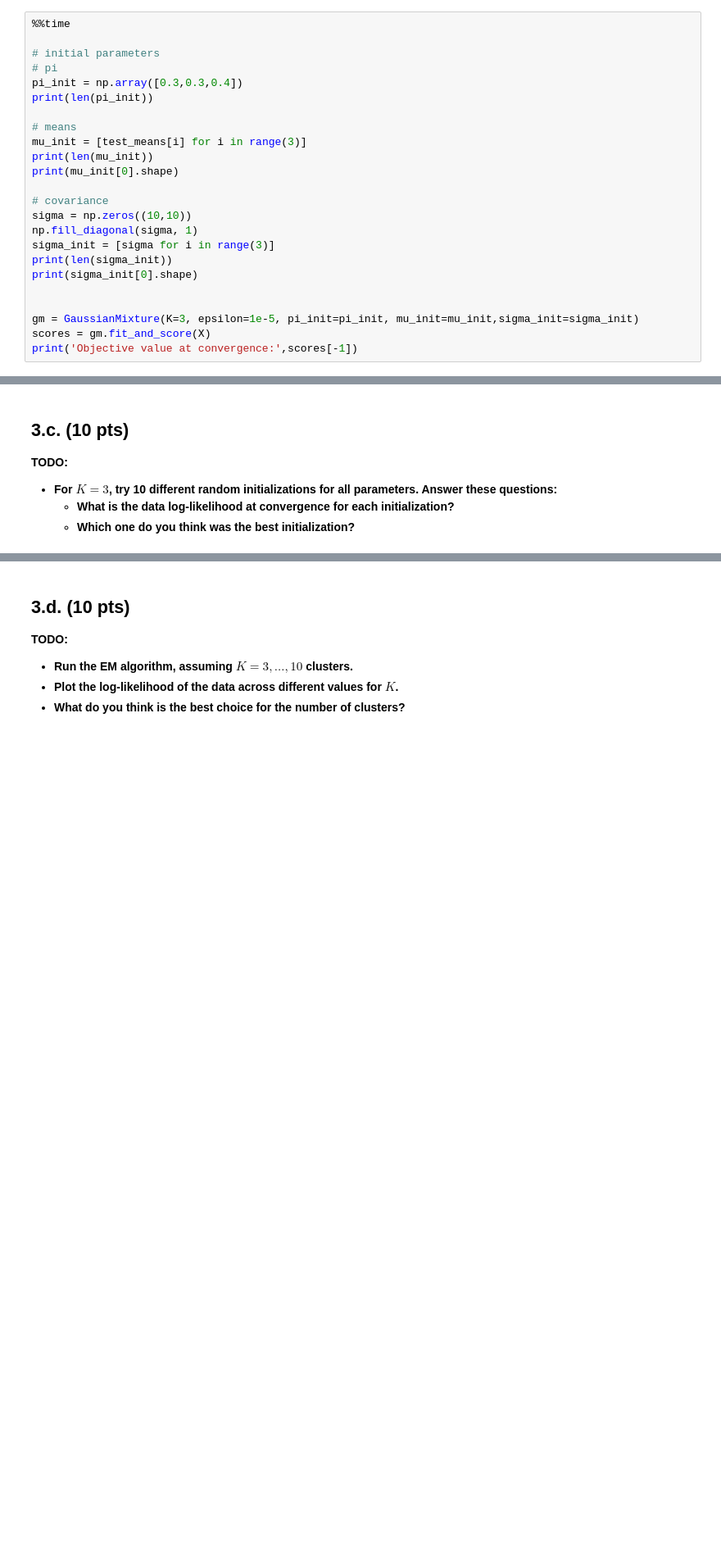
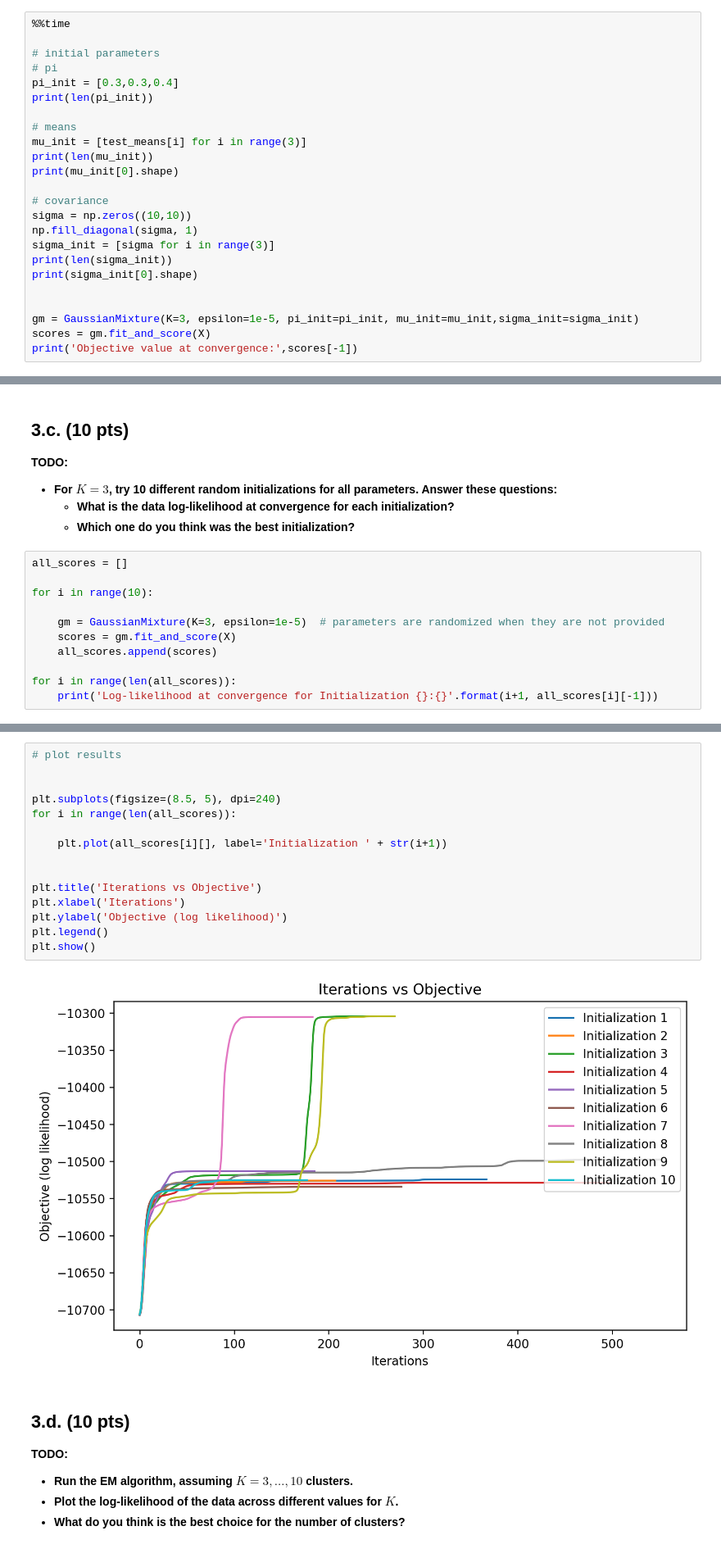
Before and after one commit to ryanquinnnelson/CMU-02620-HW3, a Jupyter notebook: HW3_ryann.ipynb, the cells around one changed output, grey strips where cells are left out. Shown: that part at 82% size. Drawn from its saved outputs; the diff is of its cells as text; blank space fills up the shorter version.

```diff
--- a/HW3_ryann.ipynb
+++ b/HW3_ryann.ipynb
@@ -458,7 +460,7 @@ print(test_means.shape)
 
 # initial parameters
 # pi
-pi_init = np.array([0.3,0.3,0.4])
+pi_init = [0.3,0.3,0.4]
 print(len(pi_init))
 
 # means
@@ -506,3 +513,14 @@ plt.show()
 - **For $K = 3$, try 10 different random initializations for all parameters. Answer these questions:**
     - **What is the data log-likelihood at convergence for each initialization?**
     - **Which one do you think was the best initialization?**
+# %%
+all_scores = []
+
+for i in range(10):
+
+    gm = GaussianMixture(K=3, epsilon=1e-5)  # parameters are randomized when they are not provided
+    scores = gm.fit_and_score(X)
+    all_scores.append(scores)
+
+for i in range(len(all_scores)):
+    print('Log-likelihood at convergence for Initialization {}:{}'.format(i+1, all_scores[i][-1]))
@@ -509,3 +548,20 @@ plt.show()
+# %%
+# plot results
+
+
+plt.subplots(figsize=(8.5, 5), dpi=240)
+for i in range(len(all_scores)):
+
+    plt.plot(all_scores[i][], label='Initialization ' + str(i+1))
+
+
+plt.title('Iterations vs Objective')
+plt.xlabel('Iterations')
+plt.ylabel('Objective (log likelihood)')
+plt.legend()
+plt.show()
+# %% [output]
+[figure, added]
 # %% [markdown]
 ## 3.d. (10 pts)
 **TODO:**
```
Also changed, not shown: parts of 5 cells of this notebook, 1 other file.
